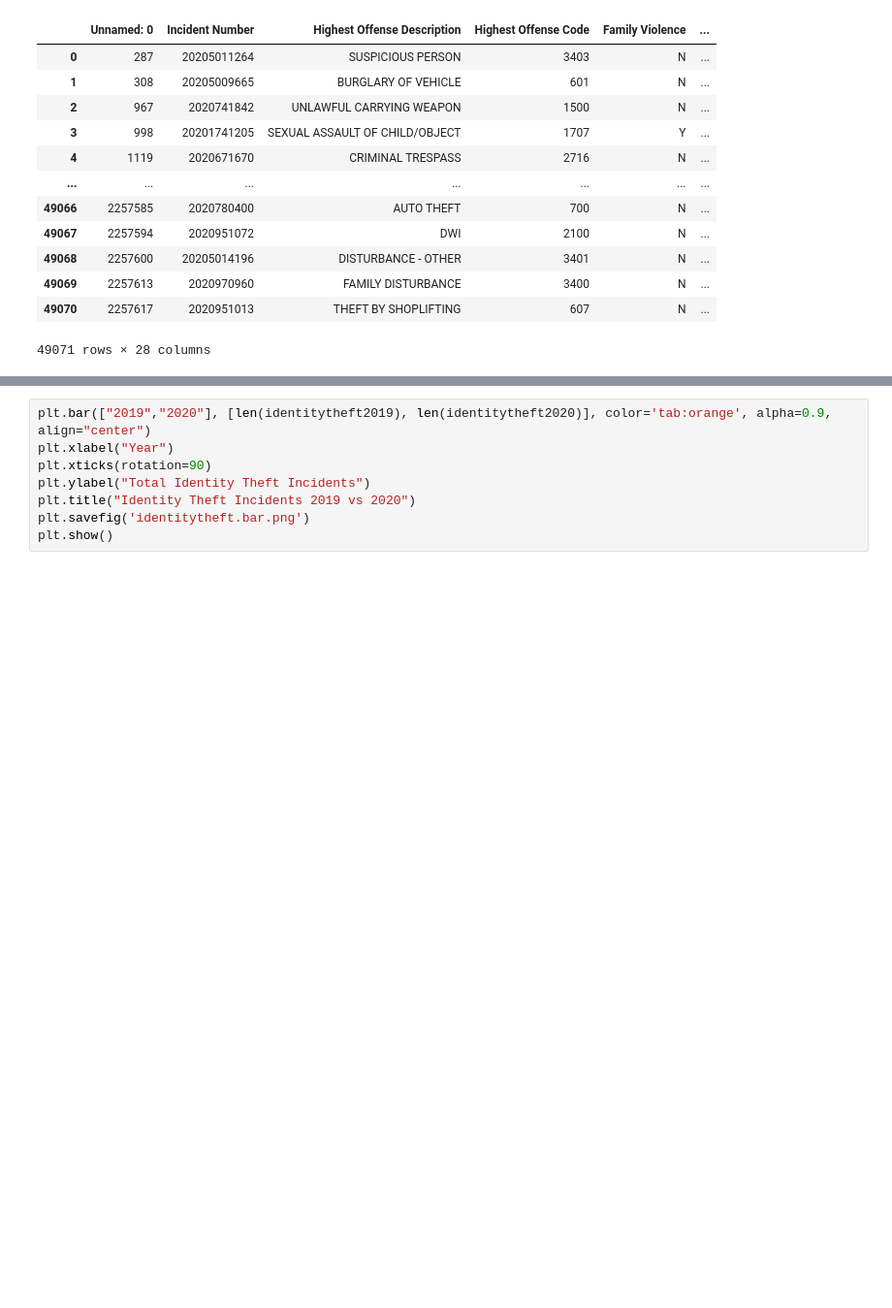
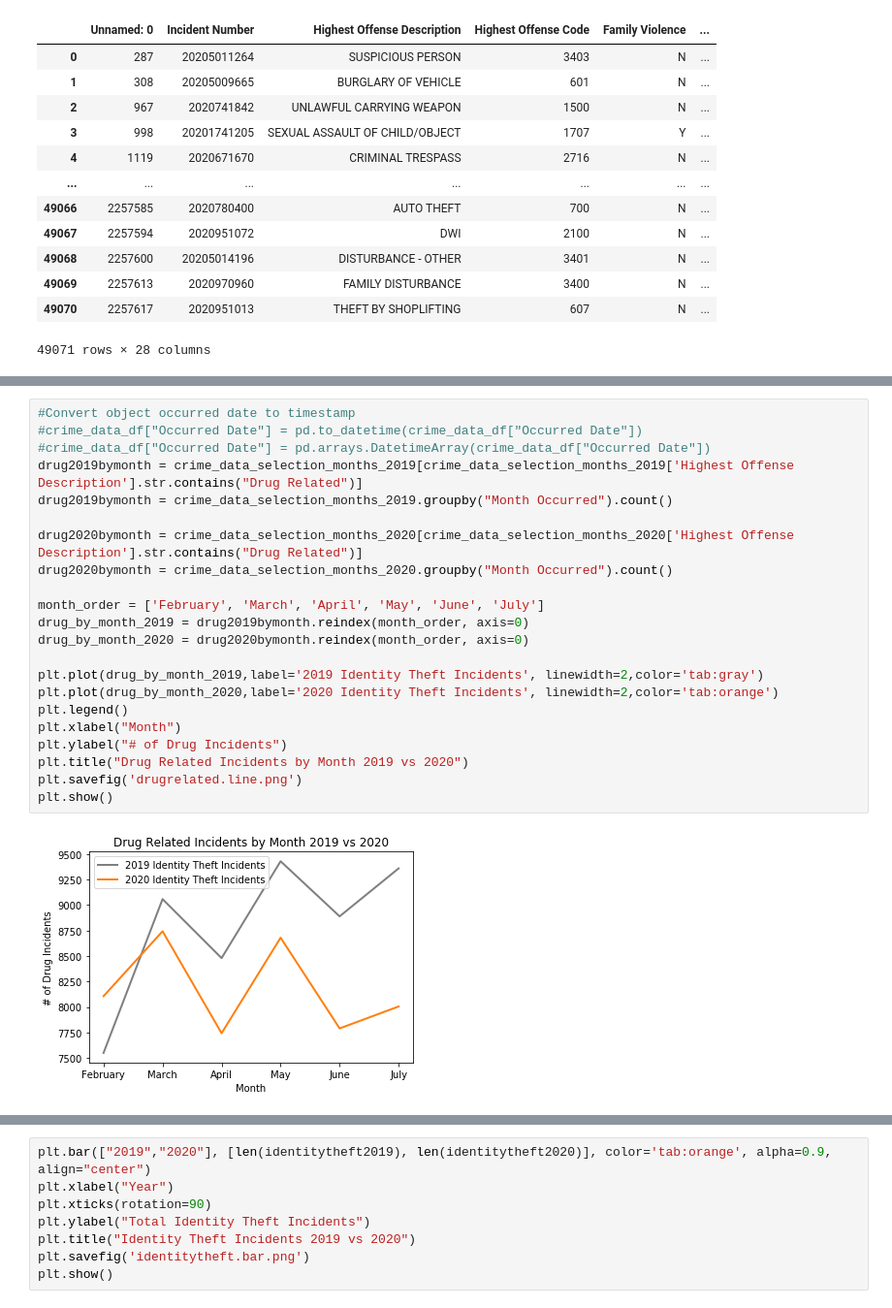
Before and after one commit to ibeth92/Crime_in_the_Time_of_COVID, a Jupyter notebook: Overall Crime.ipynb, the cells around one changed output, grey strips where cells are left out. Shown at 97% size. Saved outputs shown, nothing was run; the diff lists cells and outputs as text; blank space fills up the shorter version.

```diff
--- a/Overall Crime.ipynb
+++ b/Overall Crime.ipynb
@@ -207 +222,25 @@ crime_data_selection_months_2020 = crime_data_selection_2020[["Highest Offense D
+# %%
+#Convert object occurred date to timestamp
+#crime_data_df["Occurred Date"] = pd.to_datetime(crime_data_df["Occurred Date"])
+#crime_data_df["Occurred Date"] = pd.arrays.DatetimeArray(crime_data_df["Occurred Date"])
+drug2019bymonth = crime_data_selection_months_2019[crime_data_selection_months_2019['Highest Offense Description'].str.contains("Drug Related")]
+drug2019bymonth = crime_data_selection_months_2019.groupby("Month Occurred").count()
+
+drug2020bymonth = crime_data_selection_months_2020[crime_data_selection_months_2020['Highest Offense Description'].str.contains("Drug Related")]
+drug2020bymonth = crime_data_selection_months_2020.groupby("Month Occurred").count()
+
+month_order = ['February', 'March', 'April', 'May', 'June', 'July']
+drug_by_month_2019 = drug2019bymonth.reindex(month_order, axis=0)
+drug_by_month_2020 = drug2020bymonth.reindex(month_order, axis=0)
+
+plt.plot(drug_by_month_2019,label='2019 Identity Theft Incidents', linewidth=2,color='tab:gray')
+plt.plot(drug_by_month_2020,label='2020 Identity Theft Incidents', linewidth=2,color='tab:orange')
+plt.legend()
+plt.xlabel("Month")
+plt.ylabel("# of Drug Incidents")
+plt.title("Drug Related Incidents by Month 2019 vs 2020")
+plt.savefig('drugrelated.line.png')
+plt.show()
+# %% [output]
+[figure, added]
 # %%
```
Also changed, not shown: parts of 20 cells of this notebook, 12 other files.
